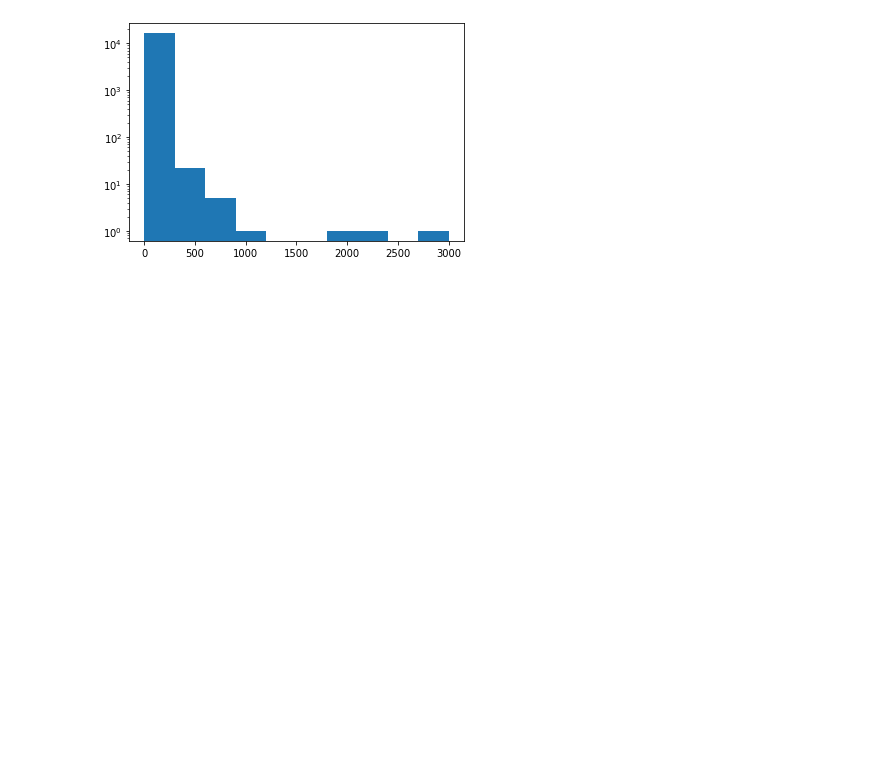
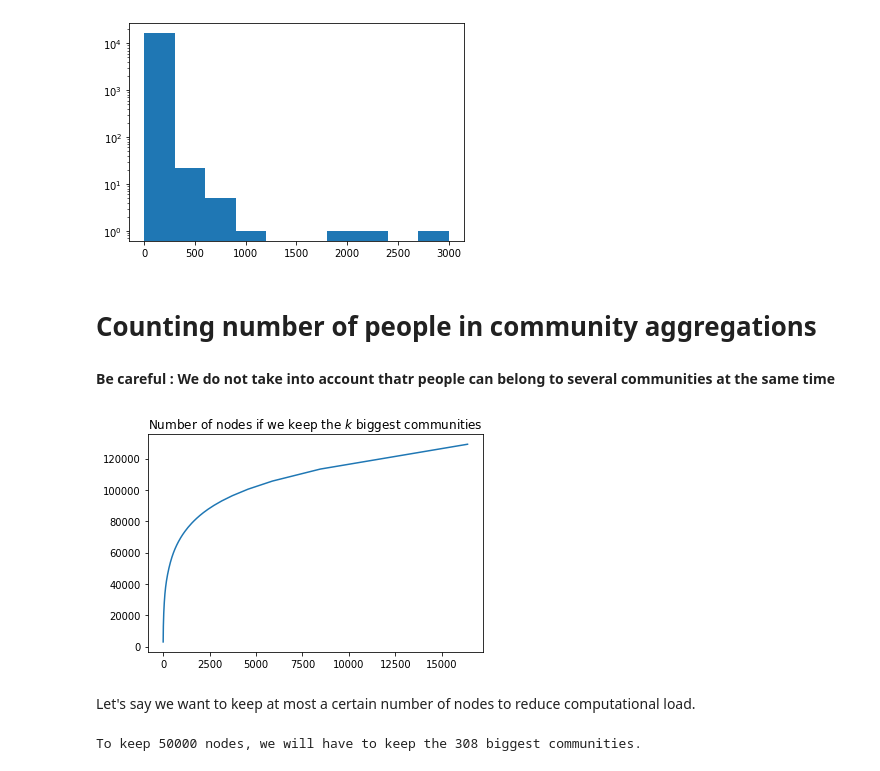
Before and after one commit to fayeg01/MLNS-project, a Jupyter notebook: data_processing_and visualizing.ipynb, the cells around one changed output. Saved outputs shown, nothing was run; the diff lists cells and outputs as text; code cells hidden in the pictures; blank space fills up the shorter version.

```diff
--- a/data_processing_and visualizing.ipynb
+++ b/data_processing_and visualizing.ipynb
@@ -109,3 +109,34 @@ plt.yscale('log')
 plt.show()
 # %% [output]
 [figure]
+# %% [markdown]
+# Counting number of people in community aggregations
+# %% [markdown]
+**Be careful : We do not take into account thatr people can belong to several communities at the same time**
+# %%
+import matplotlib.pyplot as plt
+
+size_of_community = []
+with open('com-youtube.all.cmty.txt') as f:
+    lines = f.readlines()
+for line in lines:
+    link = line.split()
+    size_of_community.append(len(link))
+size_of_community = np.array(size_of_community)
+size_of_community[::-1].sort()
+size_of_community_cumsum = np.cumsum(size_of_community)
+plt.plot(size_of_community_cumsum)
+plt.title("Number of nodes if we keep the $k$ biggest communities")
+plt.show()
+# %% [output]
+[figure, added]
+# %% [markdown]
+Let's say we want to keep at most a certain number of nodes to reduce computational load.
+# %%
+limit = 50000
+for i in range(len(size_of_community_cumsum) - 1):
+    if size_of_community_cumsum[i] <= limit and size_of_community_cumsum[i+1] > limit:
+        print(f"To keep {limit} nodes, we will have to keep the {i} biggest communities.")
+        break
+# %% [output]
+To keep 50000 nodes, we will have to keep the 308 biggest communities.
```
Also changed, not shown: parts of 24 cells of this notebook, 21 other files.
